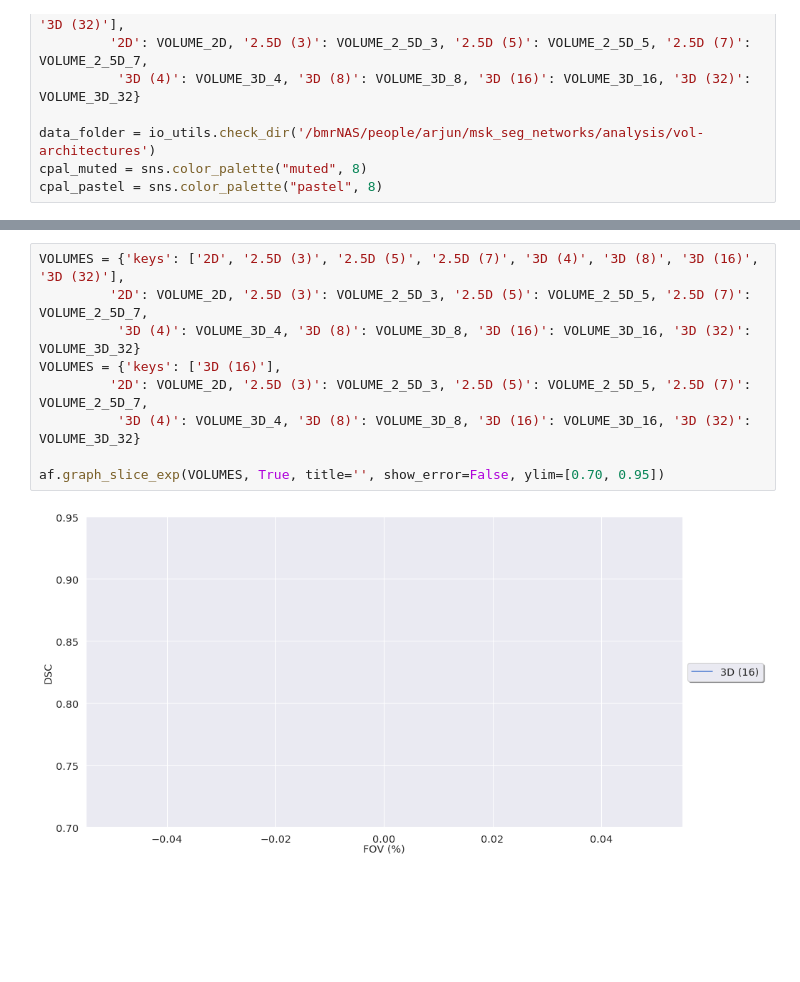
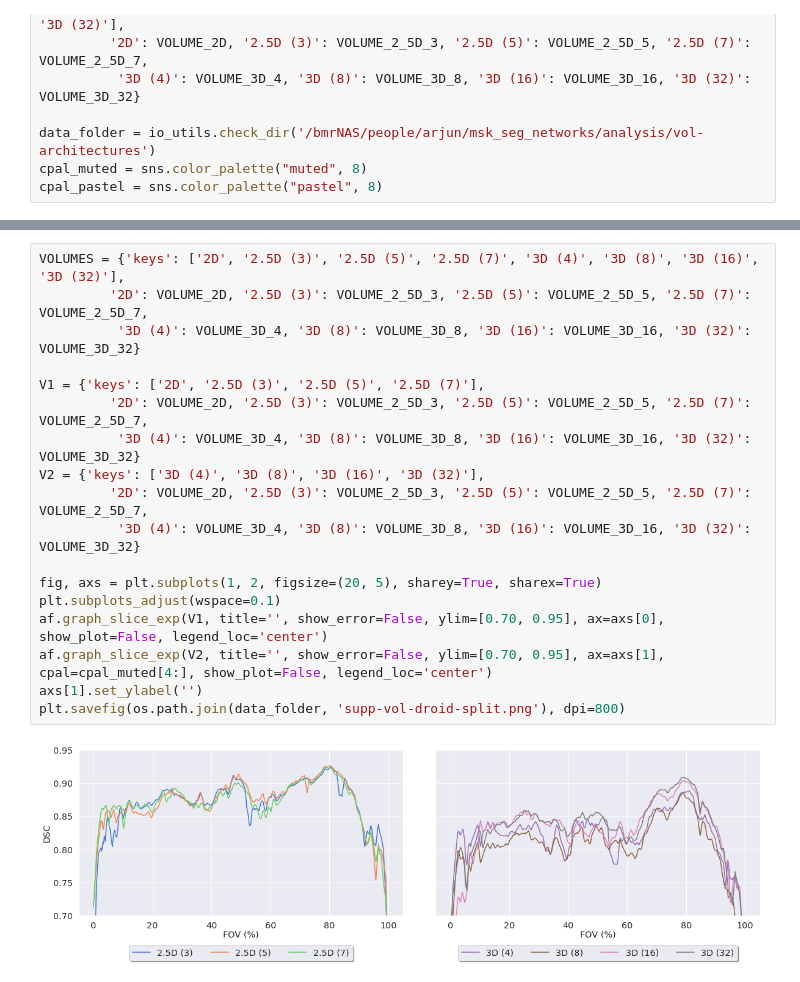
Before and after one commit to ad12/MedSegPy, a Jupyter notebook: analysis/vol_analysis.ipynb, the cells around one changed output, grey strips where cells are left out. Cells and saved outputs as stored; diff of their text form; blank space fills up the shorter version.

```diff
--- a/analysis/vol_analysis.ipynb
+++ b/analysis/vol_analysis.ipynb
@@ -193,11 +195,20 @@ assd:
 # %%
 VOLUMES = {'keys': ['2D', '2.5D (3)', '2.5D (5)', '2.5D (7)', '3D (4)', '3D (8)', '3D (16)', '3D (32)'],
          '2D': VOLUME_2D, '2.5D (3)': VOLUME_2_5D_3, '2.5D (5)': VOLUME_2_5D_5, '2.5D (7)': VOLUME_2_5D_7,
           '3D (4)': VOLUME_3D_4, '3D (8)': VOLUME_3D_8, '3D (16)': VOLUME_3D_16, '3D (32)': VOLUME_3D_32}
-VOLUMES = {'keys': ['3D (16)'],
+
+V1 = {'keys': ['2D', '2.5D (3)', '2.5D (5)', '2.5D (7)'],
+         '2D': VOLUME_2D, '2.5D (3)': VOLUME_2_5D_3, '2.5D (5)': VOLUME_2_5D_5, '2.5D (7)': VOLUME_2_5D_7,
+          '3D (4)': VOLUME_3D_4, '3D (8)': VOLUME_3D_8, '3D (16)': VOLUME_3D_16, '3D (32)': VOLUME_3D_32}
+V2 = {'keys': ['3D (4)', '3D (8)', '3D (16)', '3D (32)'],
          '2D': VOLUME_2D, '2.5D (3)': VOLUME_2_5D_3, '2.5D (5)': VOLUME_2_5D_5, '2.5D (7)': VOLUME_2_5D_7,
           '3D (4)': VOLUME_3D_4, '3D (8)': VOLUME_3D_8, '3D (16)': VOLUME_3D_16, '3D (32)': VOLUME_3D_32}
 
-af.graph_slice_exp(VOLUMES, True, title='', show_error=False, ylim=[0.70, 0.95])
+fig, axs = plt.subplots(1, 2, figsize=(20, 5), sharey=True, sharex=True)
+plt.subplots_adjust(wspace=0.1)
+af.graph_slice_exp(V1, title='', show_error=False, ylim=[0.70, 0.95], ax=axs[0], show_plot=False, legend_loc='center')
+af.graph_slice_exp(V2, title='', show_error=False, ylim=[0.70, 0.95], ax=axs[1], cpal=cpal_muted[4:], show_plot=False, legend_loc='center')
+axs[1].set_ylabel('')
+plt.savefig(os.path.join(data_folder, 'supp-vol-droid-split.png'), dpi=800)
 # %% [output]
-[figure, old version]
+[figure, new version]
```
Also changed, not shown: parts of 5 cells of this notebook, 6 other files.
